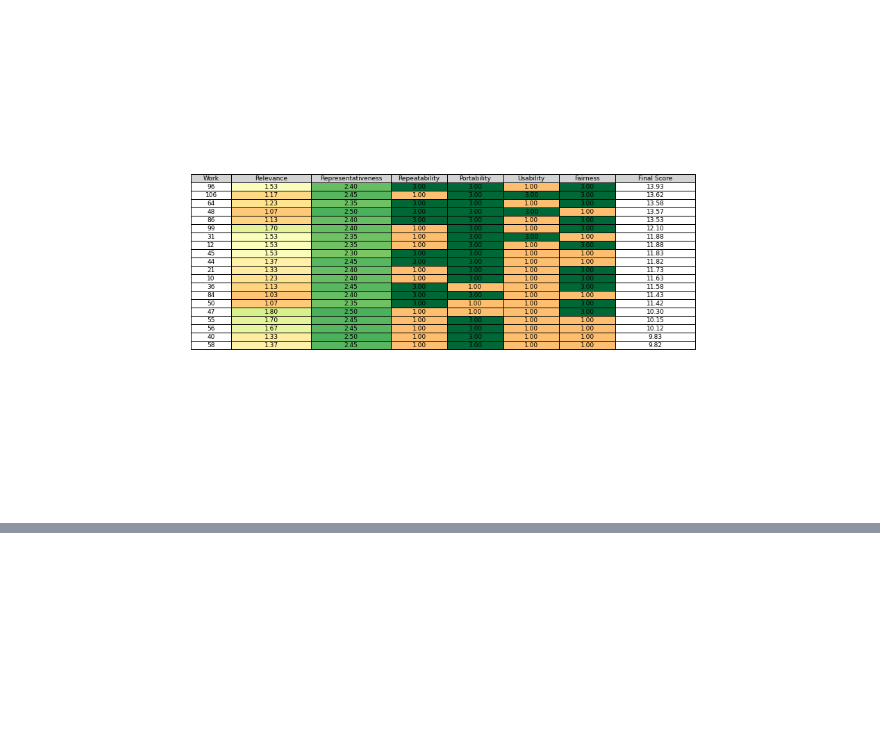
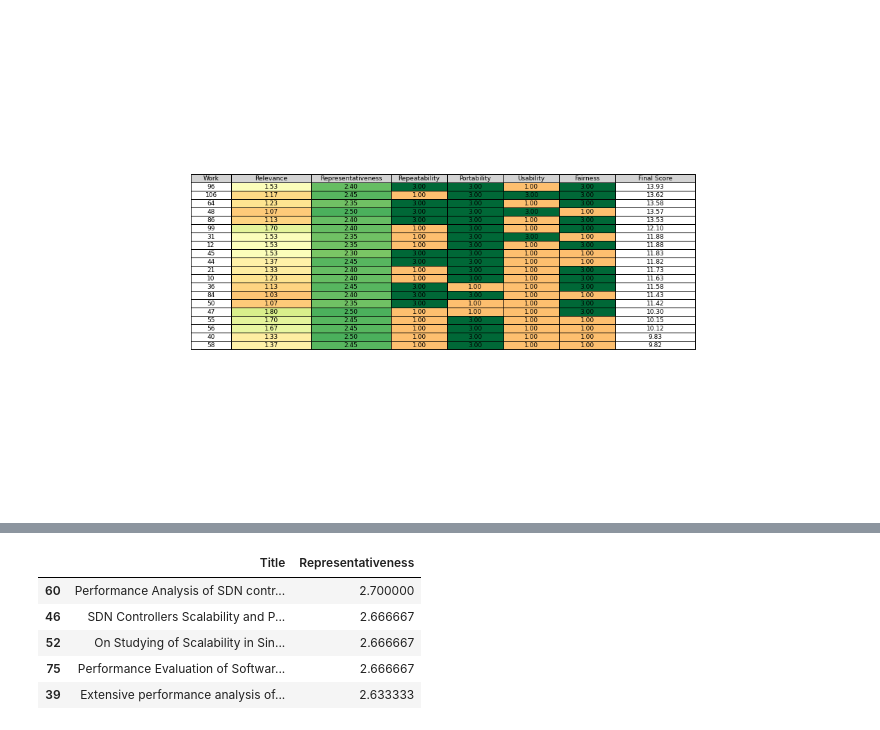
Before and after one commit to sandinojardim/sysrev-sdn-bm, a Jupyter notebook: final/Data_Extraction.ipynb, the cells around one changed output, grey strips where cells are left out. Saved outputs shown, nothing was run; the diff lists cells and outputs as text; code cells hidden in the pictures; blank space fills up the shorter version.

```diff
--- a/final/Data_Extraction.ipynb
+++ b/final/Data_Extraction.ipynb
@@ -390,0 +457,10 @@ df[['Ctrl_concern','Setup_concern','Wkl_concern','Fairness']].to_csv("fairness.c
+# %%
+df_relev = df.sort_values(by='Representativeness', ascending=False)
+df_relev[['Title','Representativeness']].head()
+# %% [output]
+|  | Title | Representativeness |
+| 60 | Performance Analysis of SDN contr... | 2.700000 |
+| 46 | SDN Controllers Scalability and P... | 2.666667 |
+| 52 | On Studying of Scalability in Sin... | 2.666667 |
+| 75 | Performance Evaluation of Softwar... | 2.666667 |
+| 39 | Extensive performance analysis of... | 2.633333 |
```
Also changed, not shown: parts of 16 cells of this notebook.
